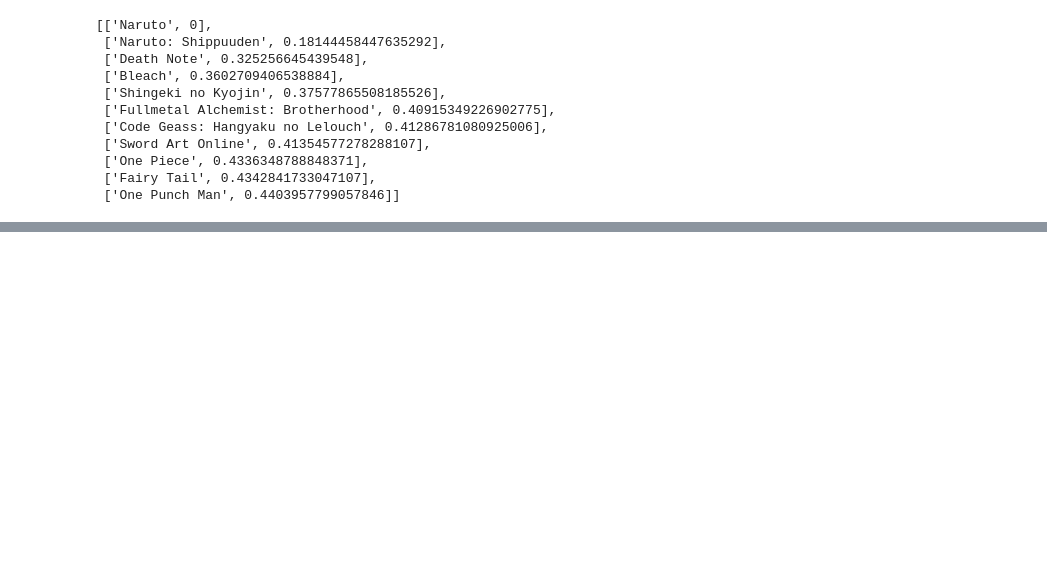
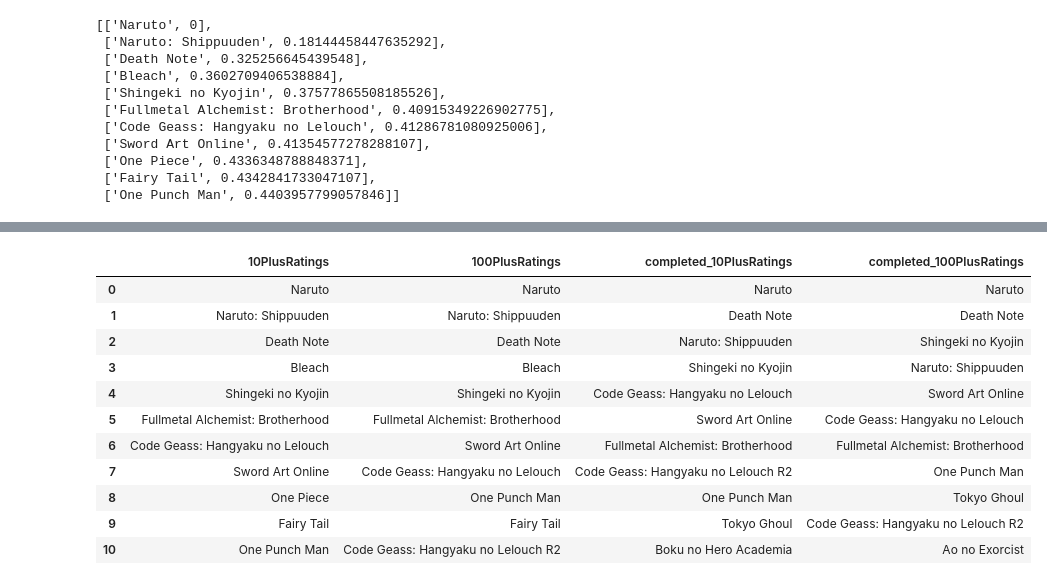
Before and after one commit to mijkami/Anime_Map, a Jupyter notebook: notebooks/Modelisation.ipynb, the cells around one changed output, grey strips where cells are left out. Cells and saved outputs as stored; diff of their text form; code cells hidden in the pictures; blank space fills up the shorter version.

Commit message:
clear comparaison model

```diff
--- a/notebooks/Modelisation.ipynb
+++ b/notebooks/Modelisation.ipynb
@@ -697,3 +697,20 @@ recomendation_10PlusRatings('Naruto')
  ['One Piece', 0.4336348788848371],
  ['Fairy Tail', 0.4342841733047107],
  ['One Punch Man', 0.4403957799057846]]
+# %%
+def recomendation_completed_10PlusRatings(anime_name, nb_recomendation = 10):
+    index_nb = anime_complete_id_name_df_10PlusRatings.index[anime_complete_id_name_df_10PlusRatings['Name'] == anime_name].tolist()[0]
+    distances, indices = model_knn_complete_10PlusRatings.kneighbors(rating_complete_df_10PlusRatings_partial_pivot.iloc[index_nb,:].values.reshape(1, -1), n_neighbors = nb_recomendation + 1)
+
+    prediction_completed_10PlusRatings = []
+    for i in range(0, len(distances.flatten())):
+        if i == 0:
+            prediction_completed_10PlusRatings.append([rating_complete_df_10PlusRatings_partial_pivot.index[indices.flatten()[i]],0])
+        else:
+            prediction_completed_10PlusRatings.append([rating_complete_df_10PlusRatings_partial_pivot.index[indices.flatten()[i]],distances.flatten()[i]])
+    results = []
+    for i in range(len(prediction_completed_10PlusRatings)):
+        anime_name = anime_complete_id_name_df_10PlusRatings.query(f'anime_id == {prediction_completed_10PlusRatings[i][0]}').iloc[0].Name
+        distance = prediction_completed_10PlusRatings[i][1]
+        results.append([anime_name,distance])
+    return results
@@ -699,0 +726,17 @@ recomendation_10PlusRatings('Naruto')
+# %%
+def recomendation_completed_100PlusRatings(anime_name, nb_recomendation = 10):
+    index_nb = anime_complete_id_name_df_100PlusRatings.index[anime_complete_id_name_df_100PlusRatings['Name'] == anime_name].tolist()[0]
+    distances, indices = model_knn_complete_100PlusRatings.kneighbors(rating_complete_df_100PlusRatings_partial_pivot.iloc[index_nb,:].values.reshape(1, -1), n_neighbors = nb_recomendation + 1)
+
+    prediction_completed_100PlusRatings = []
+    for i in range(0, len(distances.flatten())):
+        if i == 0:
+            prediction_completed_100PlusRatings.append([rating_complete_df_100PlusRatings_partial_pivot.index[indices.flatten()[i]],0])
+        else:
+            prediction_completed_100PlusRatings.append([rating_complete_df_100PlusRatings_partial_pivot.index[indices.flatten()[i]],distances.flatten()[i]])
+    results = []
+    for i in range(len(prediction_completed_100PlusRatings)):
+        anime_name = anime_complete_id_name_df_100PlusRatings.query(f'anime_id == {prediction_completed_100PlusRatings[i][0]}').iloc[0].Name
+        distance = prediction_completed_100PlusRatings[i][1]
+        results.append([anime_name,distance])
+    return results
@@ -699,0 +779,5 @@ recomendation_10PlusRatings('Naruto')
+# %%
+Naruto_10PlusRatings = np.array(recomendation_10PlusRatings('Naruto'))[:,0]
+Naruto_100PlusRatings = np.array(recomendation_100PlusRatings('Naruto'))[:,0]
+Naruto_completed_10PlusRatings = np.array(recomendation_completed_10PlusRatings('Naruto'))[:,0]
+Naruto_completed_100PlusRatings = np.array(recomendation_completed_100PlusRatings('Naruto'))[:,0]
@@ -699,0 +798,15 @@ recomendation_10PlusRatings('Naruto')
+# %%
+pd.DataFrame(list(zip(list(Naruto_10PlusRatings), list(Naruto_100PlusRatings),list(Naruto_completed_10PlusRatings),list(Naruto_completed_100PlusRatings))), columns =['10PlusRatings', '100PlusRatings','completed_10PlusRatings', 'completed_100PlusRatings'])
+# %% [output]
+|  | 10PlusRatings | 100PlusRatings | completed_10PlusRatings | completed_100PlusRatings |
+| 0 | Naruto | Naruto | Naruto | Naruto |
+| 1 | Naruto: Shippuuden | Naruto: Shippuuden | Death Note | Death Note |
+| 2 | Death Note | Death Note | Naruto: Shippuuden | Shingeki no Kyojin |
+| 3 | Bleach | Bleach | Shingeki no Kyojin | Naruto: Shippuuden |
+| 4 | Shingeki no Kyojin | Shingeki no Kyojin | Code Geass: Hangyaku no Lelouch | Sword Art Online |
+| 5 | Fullmetal Alchemist: Brotherhood | Fullmetal Alchemist: Brotherhood | Sword Art Online | Code Geass: Hangyaku no Lelouch |
+| 6 | Code Geass: Hangyaku no Lelouch | Sword Art Online | Fullmetal Alchemist: Brotherhood | Fullmetal Alchemist: Brotherhood |
+| 7 | Sword Art Online | Code Geass: Hangyaku no Lelouch | Code Geass: Hangyaku no Lelouch R2 | One Punch Man |
+| 8 | One Piece | One Punch Man | One Punch Man | Tokyo Ghoul |
+| 9 | Fairy Tail | Fairy Tail | Tokyo Ghoul | Code Geass: Hangyaku no Lelouch R2 |
+| 10 | One Punch Man | Code Geass: Hangyaku no Lelouch R2 | Boku no Hero Academia | Ao no Exorcist |
```
Also changed, not shown: parts of 23 cells of this notebook.
